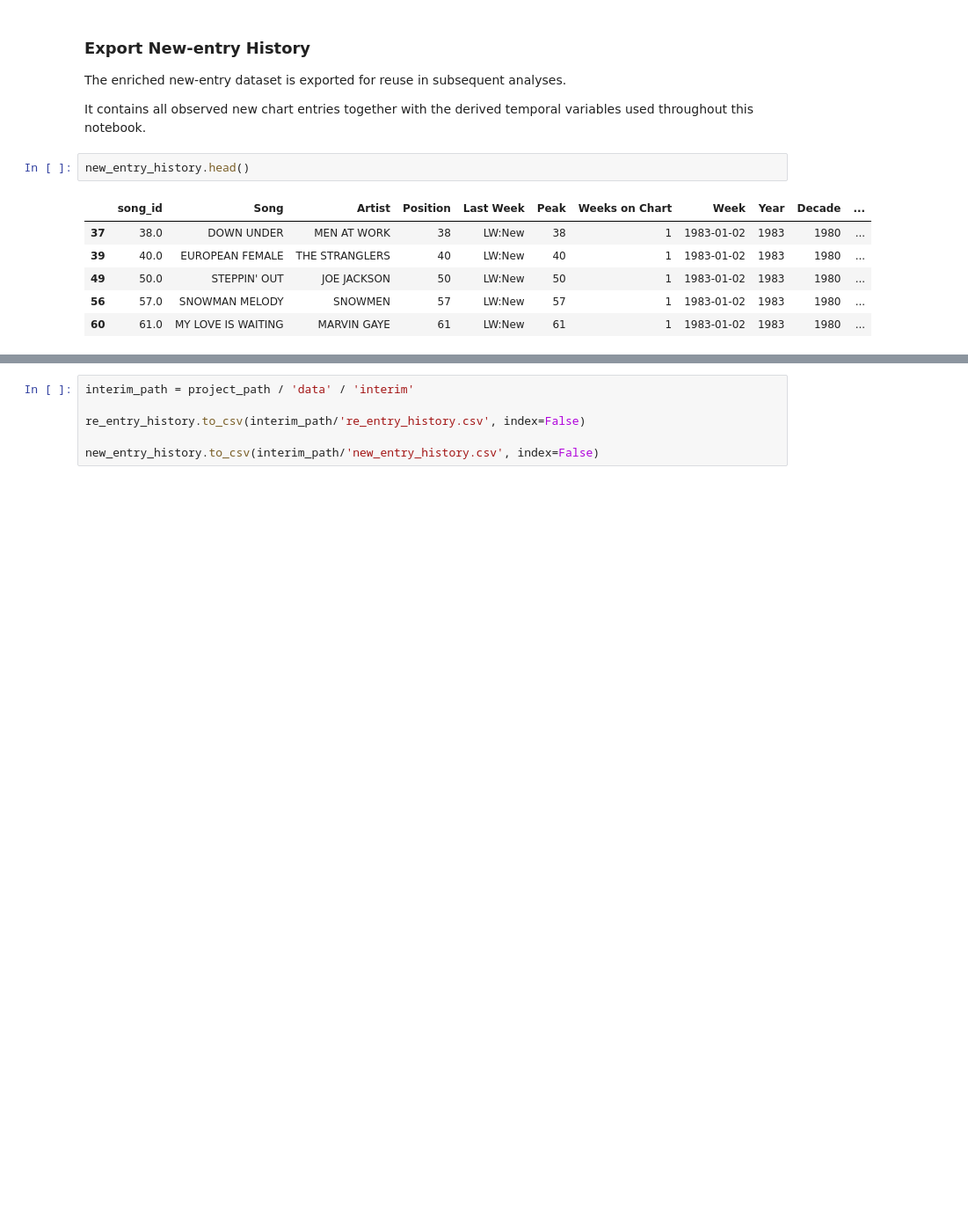
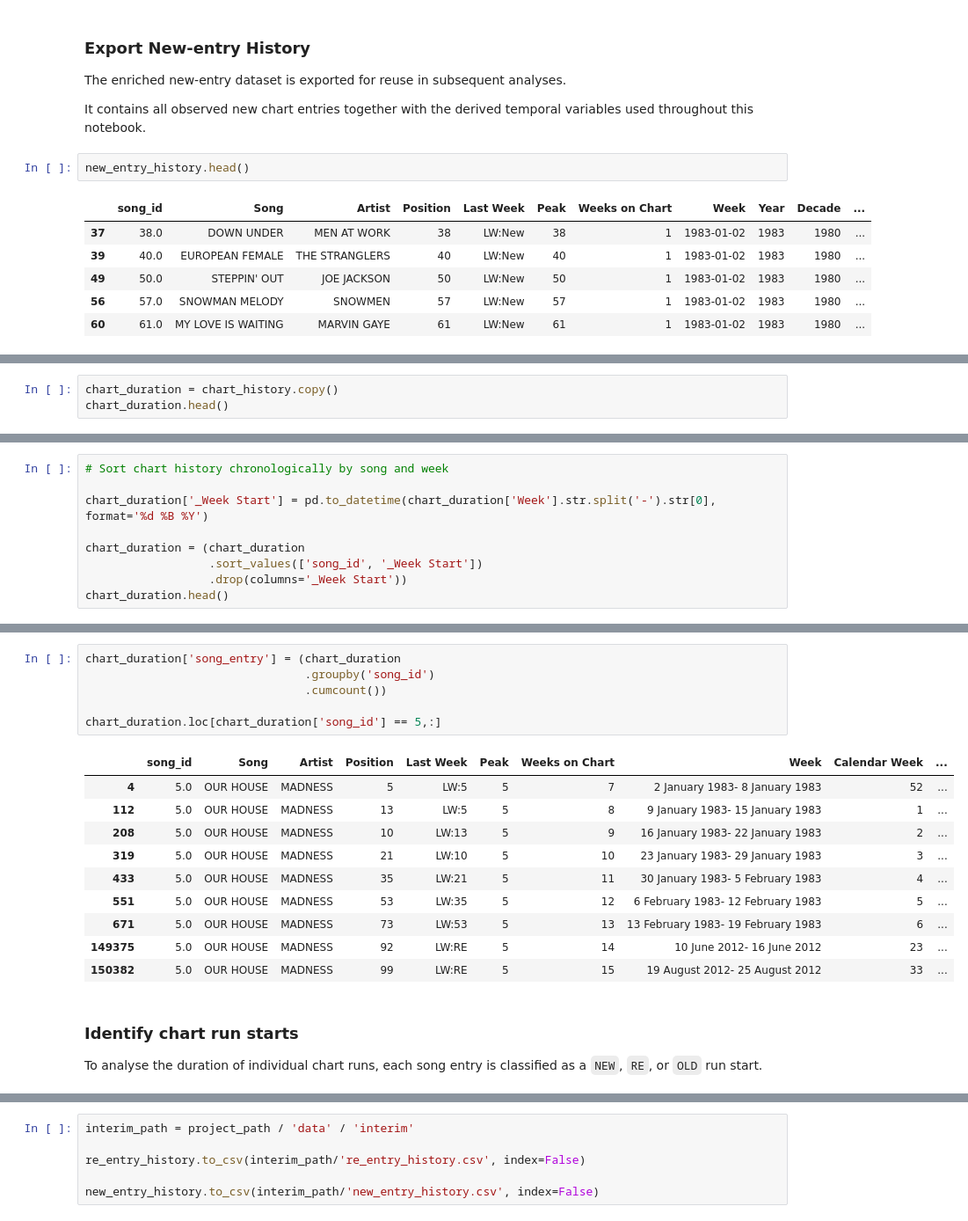
Before and after one commit to Sabrinalyst/what-happened-to-music, a Jupyter notebook: notebooks/04_chart_analysis.ipynb, the cells around one changed output, grey strips where cells are left out. Shown at 88% size. Drawn from its saved outputs; the diff is of its cells as text; blank space fills up the shorter version.

```diff
--- a/notebooks/04_chart_analysis.ipynb
+++ b/notebooks/04_chart_analysis.ipynb
@@ -949,0 +1107,3 @@ The datasets created during this notebook are exported for reuse in subsequent a
+# %%
+chart_duration = chart_history.copy()
+chart_duration.head()
@@ -949,0 +1117,9 @@ The datasets created during this notebook are exported for reuse in subsequent a
+# %%
+# Sort chart history chronologically by song and week
+
+chart_duration['_Week Start'] = pd.to_datetime(chart_duration['Week'].str.split('-').str[0], format='%d %B %Y')
+
+chart_duration = (chart_duration
+                  .sort_values(['song_id', '_Week Start'])
+                  .drop(columns='_Week Start'))
+chart_duration.head()
@@ -949,0 +1172,22 @@ The datasets created during this notebook are exported for reuse in subsequent a
+# %%
+chart_duration['song_entry'] = (chart_duration
+                                .groupby('song_id')
+                                .cumcount())
+
+chart_duration.loc[chart_duration['song_id'] == 5,:]
+# %% [output]
+|  | song_id | Song | Artist | Position | Last Week | Peak | Weeks on Chart | Week | Calendar Week | ... |
+| 4 | 5.0 | OUR HOUSE | MADNESS | 5 | LW:5 | 5 | 7 | 2 January 1983- 8 January 1983 | 52 | ... |
+| 112 | 5.0 | OUR HOUSE | MADNESS | 13 | LW:5 | 5 | 8 | 9 January 1983- 15 January 1983 | 1 | ... |
+| 208 | 5.0 | OUR HOUSE | MADNESS | 10 | LW:13 | 5 | 9 | 16 January 1983- 22 January 1983 | 2 | ... |
+| 319 | 5.0 | OUR HOUSE | MADNESS | 21 | LW:10 | 5 | 10 | 23 January 1983- 29 January 1983 | 3 | ... |
+| 433 | 5.0 | OUR HOUSE | MADNESS | 35 | LW:21 | 5 | 11 | 30 January 1983- 5 February 1983 | 4 | ... |
+| 551 | 5.0 | OUR HOUSE | MADNESS | 53 | LW:35 | 5 | 12 | 6 February 1983- 12 February 1983 | 5 | ... |
+| 671 | 5.0 | OUR HOUSE | MADNESS | 73 | LW:53 | 5 | 13 | 13 February 1983- 19 February 1983 | 6 | ... |
+| 149375 | 5.0 | OUR HOUSE | MADNESS | 92 | LW:RE | 5 | 14 | 10 June 2012- 16 June 2012 | 23 | ... |
+| 150382 | 5.0 | OUR HOUSE | MADNESS | 99 | LW:RE | 5 | 15 | 19 August 2012- 25 August 2012 | 33 | ... |
+# %% [markdown]
+### Identify chart run starts
+
+To analyse the duration of individual chart runs, each song entry is
+classified as a `NEW`, `RE`, or `OLD` run start.
```
Also changed, not shown: parts of 43 cells of this notebook.
